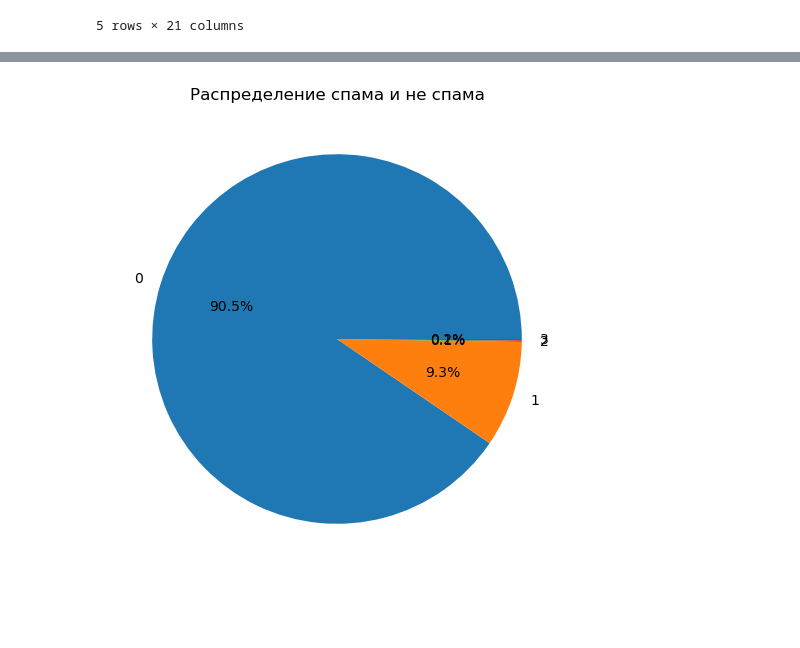
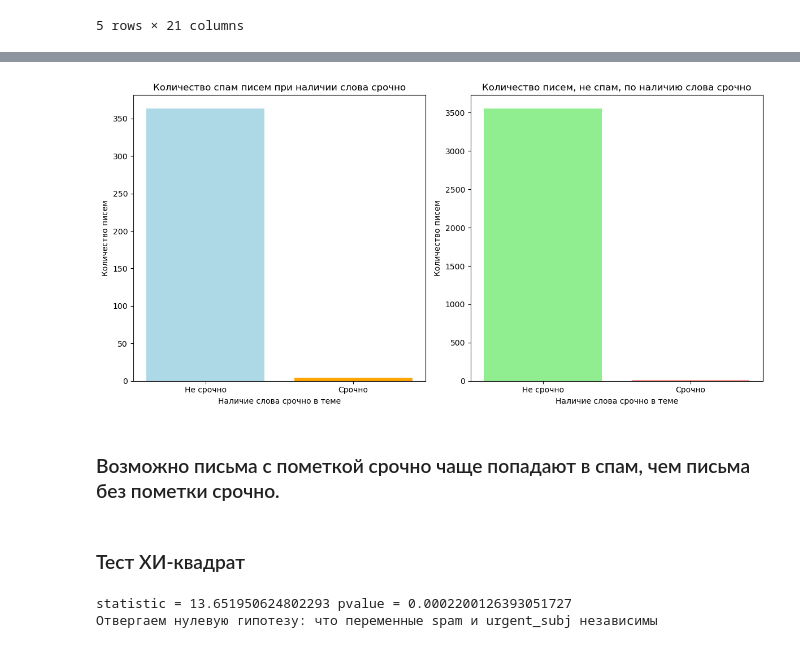
Before and after one commit to Borlukos/Python, a Jupyter notebook: Untitled.ipynb, the cells around one changed output, grey strips where cells are left out. Cells and saved outputs as stored; diff of their text form; code cells hidden in the pictures; blank space fills up the shorter version.

```diff
--- a/Untitled.ipynb
+++ b/Untitled.ipynb
@@ -67,7 +35,30 @@ plt.show()
-# %%
-plt.figure(figsize=(6, 6))
-plt.pie(df_hi.sum(axis=1), labels=df_hi.index, autopct='%1.1f%%')
-plt.title('Распределение спама и не спама')
-plt.show()
-# %% [output]
-[figure, removed]
+# %%
+#пересечение переменных spam и urgent_subj, для подсчета колличества писем спама и не спама
+df_hi = pd.crosstab(df['spam'], df['urgent_subj'], rownames=['Spam'], colnames=['Urgent'])
+#посмотрим на графики, из за малого колличества данных, строим два графика
+fig, ax = plt.subplots(1, 2, figsize=(12, 6))
+#распределение спама по наличию слова срочно
+ax[0].bar(['Не срочно', 'Срочно'], df_hi.iloc[1], color=['lightblue', 'orange'])
+ax[0].set_title('Количество спам писем при наличии слова срочно')
+ax[0].set_ylabel('Количество писем')
+ax[0].set_xlabel('Наличие слова срочно в теме')
+#распределение не спама по наличию слова срочно
+ax[1].bar(['Не срочно', 'Срочно'], df_hi.iloc[0], color=['lightgreen', 'red'])
+ax[1].set_title('Количество писем, не спам, по наличию слова срочно')
+ax[1].set_ylabel('Количество писем')
+ax[1].set_xlabel('Наличие слова срочно в теме')
+plt.tight_layout()
+plt.show()
+# %% [output]
+[figure, added]
+# %% [markdown]
+### Возможно письма с пометкой срочно чаще попадают в спам, чем письма без пометки срочно.
+# %% [markdown]
+### Тест ХИ-квадрат
+# %%
+print('statistic =',stats.chi2_contingency(df_hi).statistic,'pvalue =',stats.chi2_contingency(df_hi).pvalue)
+alpha = 0.05
+print(np.where(stats.chi2_contingency(df_hi).pvalue < alpha , "Отвергаем нулевую гипотезу: что переменные spam и urgent_subj независимы", "Не отвергаем нулевую гипотезу: что переменные spam и urgent_subj зависимы"))
+# %% [output]
+statistic = 13.651950624802293 pvalue = 0.0002200126393051727
+Отвергаем нулевую гипотезу: что переменные spam и urgent_subj независимы
```
Also changed, not shown: parts of 18 cells of this notebook, 4 other files.
